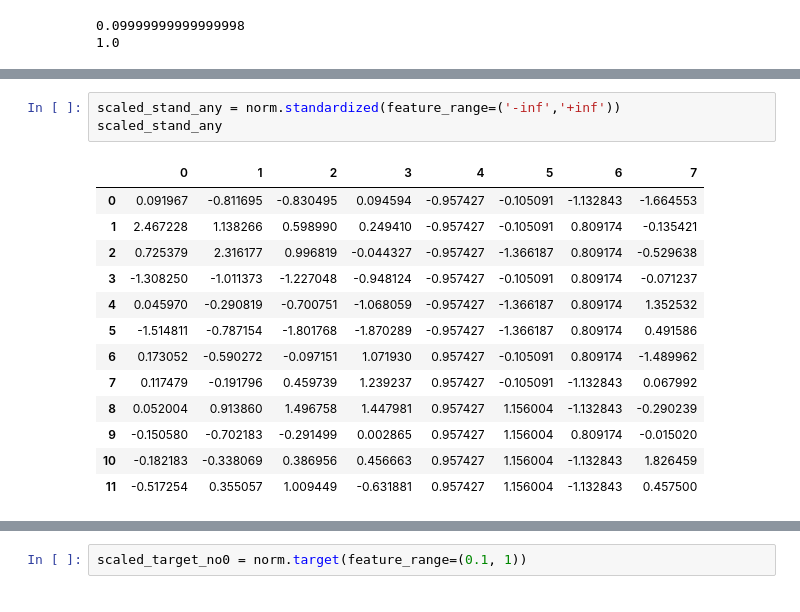
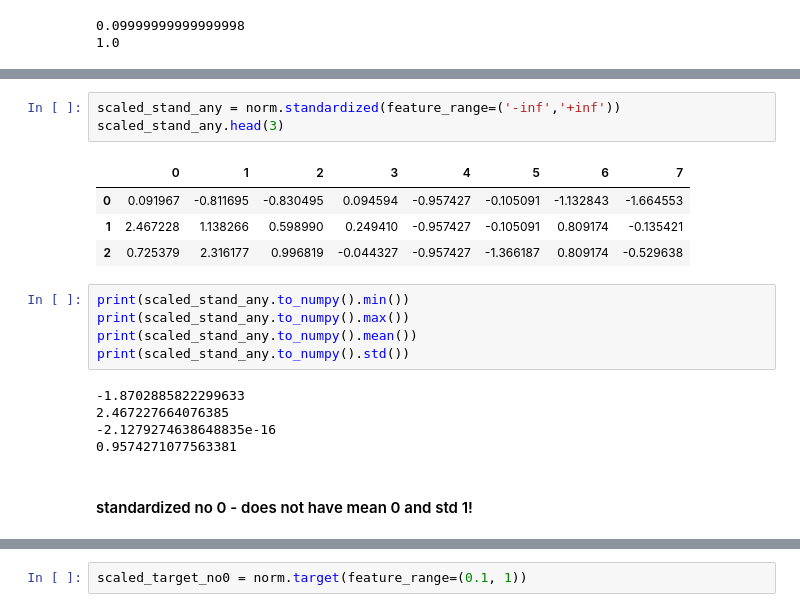
Before and after one commit to wetransform-os/ProMCDA, a Jupyter notebook: testing_score_calculation.ipynb, the cells around one changed output, grey strips where cells are left out. Saved outputs shown, nothing was run; the diff lists cells and outputs as text.

```diff
--- a/testing_score_calculation.ipynb
+++ b/testing_score_calculation.ipynb
@@ -112,19 +90,22 @@ scaled_rank
 # %%
 scaled_stand_any = norm.standardized(feature_range=('-inf','+inf'))
-scaled_stand_any
+scaled_stand_any.head(3)
 # %% [output]
 |  | 0 | 1 | 2 | 3 | 4 | 5 | 6 | 7 |
 | 0 | 0.091967 | -0.811695 | -0.830495 | 0.094594 | -0.957427 | -0.105091 | -1.132843 | -1.664553 |
 | 1 | 2.467228 | 1.138266 | 0.598990 | 0.249410 | -0.957427 | -0.105091 | 0.809174 | -0.135421 |
 | 2 | 0.725379 | 2.316177 | 0.996819 | -0.044327 | -0.957427 | -1.366187 | 0.809174 | -0.529638 |
-| 3 | -1.308250 | -1.011373 | -1.227048 | -0.948124 | -0.957427 | -0.105091 | 0.809174 | -0.071237 |
-| 4 | 0.045970 | -0.290819 | -0.700751 | -1.068059 | -0.957427 | -1.366187 | 0.809174 | 1.352532 |
-| 5 | -1.514811 | -0.787154 | -1.801768 | -1.870289 | -0.957427 | -1.366187 | 0.809174 | 0.491586 |
-| 6 | 0.173052 | -0.590272 | -0.097151 | 1.071930 | 0.957427 | -0.105091 | 0.809174 | -1.489962 |
-| 7 | 0.117479 | -0.191796 | 0.459739 | 1.239237 | 0.957427 | -0.105091 | -1.132843 | 0.067992 |
-| 8 | 0.052004 | 0.913860 | 1.496758 | 1.447981 | 0.957427 | 1.156004 | -1.132843 | -0.290239 |
-| 9 | -0.150580 | -0.702183 | -0.291499 | 0.002865 | 0.957427 | 1.156004 | 0.809174 | -0.015020 |
-| 10 | -0.182183 | -0.338069 | 0.386956 | 0.456663 | 0.957427 | 1.156004 | -1.132843 | 1.826459 |
-| 11 | -0.517254 | 0.355057 | 1.009449 | -0.631881 | 0.957427 | 1.156004 | -1.132843 | 0.457500 |
+# %%
+print(scaled_stand_any.to_numpy().min())
+print(scaled_stand_any.to_numpy().max())
+print(scaled_stand_any.to_numpy().mean())
+print(scaled_stand_any.to_numpy().std())
+# %% [output]
+-1.8702885822299633
+2.467227664076385
+-2.1279274638648835e-16
+0.9574271077563381
+# %% [markdown]
+#### standardized no 0 - does not have mean 0 and std 1!
 # %%
 scaled_stand_no0 = norm.standardized(feature_range=(0.1,'+inf'))
```
Also changed, not shown: parts of 50 cells of this notebook, 1 other file.
